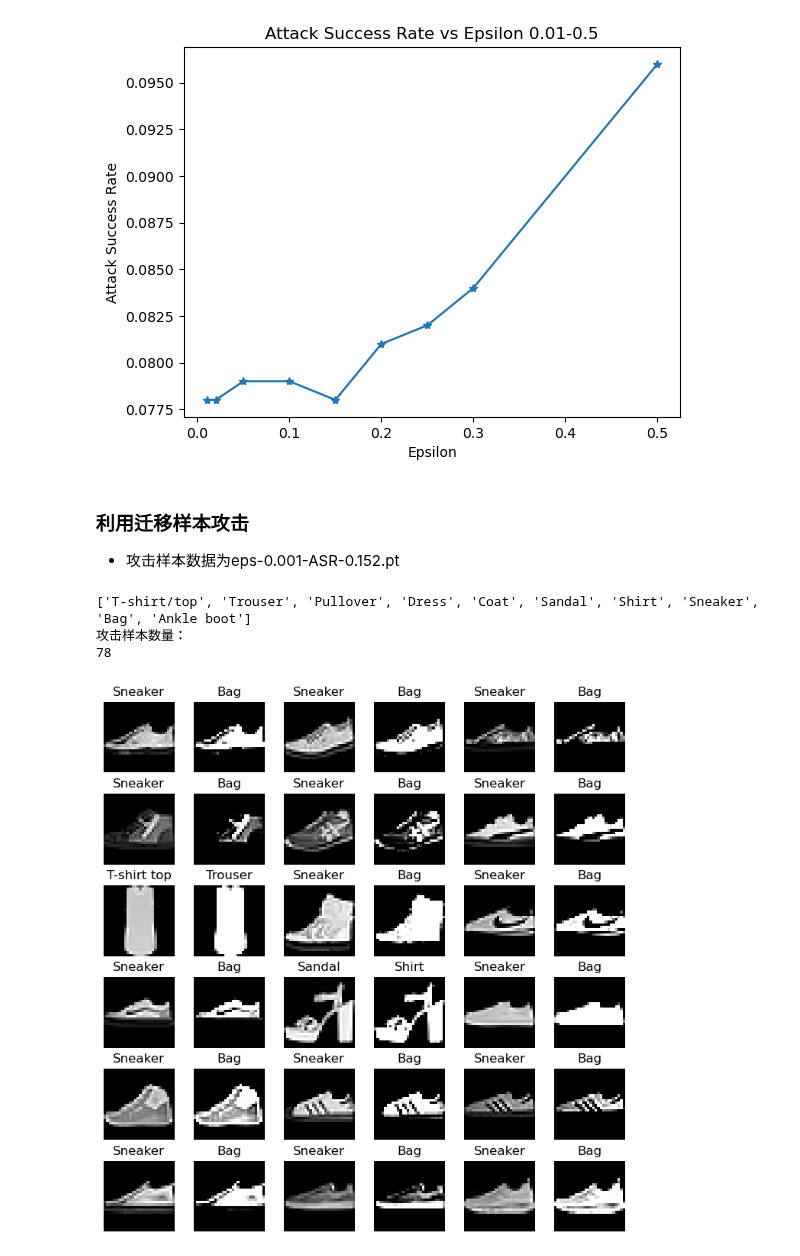
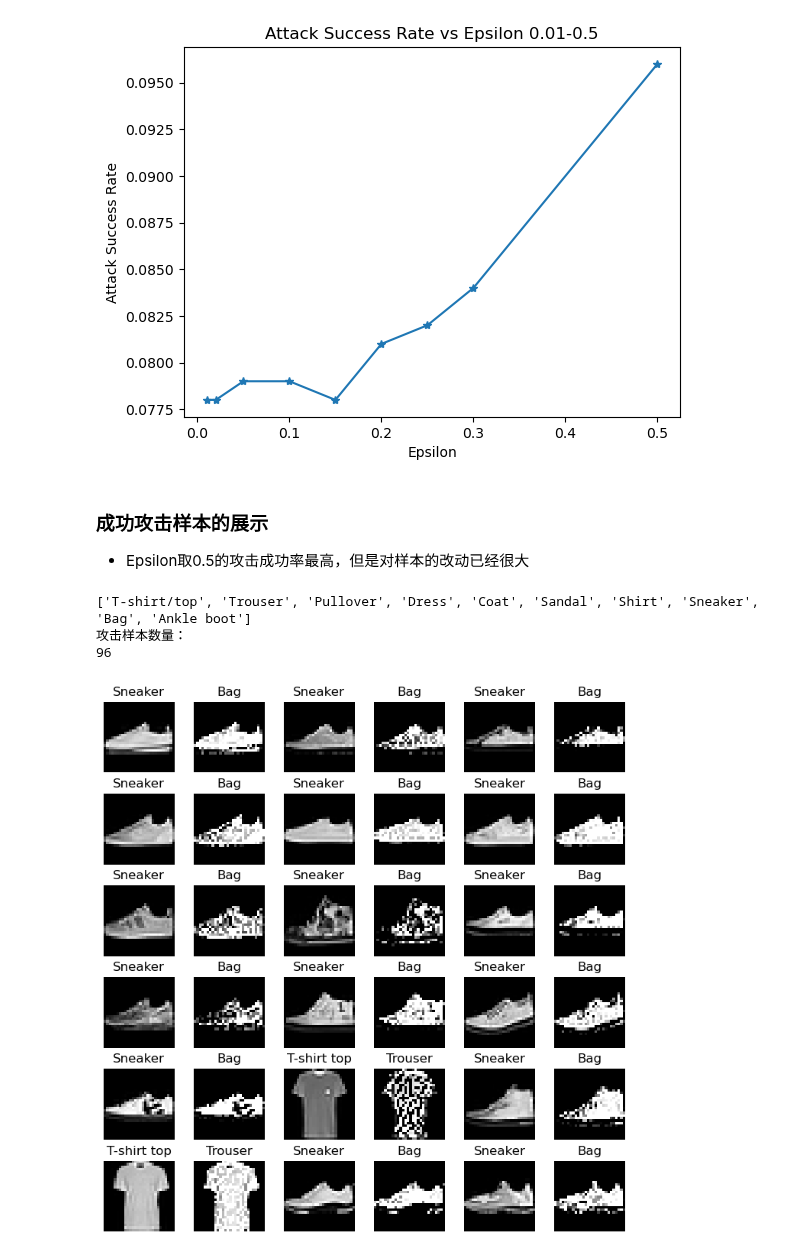
Before and after one commit to AkexStar/LiGe-DeepLearning-PKUCourse, a Jupyter notebook: homework-2/black-attack.ipynb, the cells around one changed output. Cells and saved outputs as stored; diff of their text form; code cells hidden in the pictures.

```diff
--- a/homework-2/black-attack.ipynb
+++ b/homework-2/black-attack.ipynb
@@ -163,10 +163,10 @@ Success: 78     Correct: 1000
 Epsilon: 0.5    Attack success rate: 0.0960
 Success: 96     Correct: 1000
 [figure]
-# %% [markdown]
-### 利用迁移样本攻击
-
-- 攻击样本数据为eps-0.001-ASR-0.152.pt
+# %% [markdown]
+### 成功攻击样本的展示
+
+- Epsilon取0.5的攻击成功率最高，但是对样本的改动已经很大
 # %%
 import matplotlib.pyplot as plt
 import torchvision.transforms as transforms
@@ -179,37 +179,37 @@ import random
 test_data = torchvision.datasets.FashionMNIST(root='./data', train=False, download=True, transform=transforms.ToTensor())
 class_names = list(test_data.classes)
 print(class_names)
-adv_examples = torch.load('./attack_data/black/eps-0.001-ASR-0.078.pt')
+adv_examples = torch.load('./attack_data/black/eps-0.500-ASR-0.096.pt')
 print('攻击样本数量：')
 print(len(adv_examples))
 random.seed(2244)
 random.shuffle(adv_examples)
 class_names[0] = 'T-shirt top'
 torch.manual_seed(2023)
 fig = plt.figure(figsize=(9, 9))
 rows, cols = 6, 6
 cnt = 1
 for i, (data, perturbed_data, target) in enumerate(adv_examples):
     if cnt > rows * cols:
         break
     random_idx = target.item()
     fig.add_subplot(rows, cols, cnt)
     plt.imshow(data.cpu().detach().numpy().squeeze(), cmap="gray")
     plt.title(class_names[random_idx])
     plt.axis(False)
     plt.imsave(f'./images/Black-N{cnt // 2}-Original-{random_idx}-{class_names[random_idx]}.png', data.cpu().detach().numpy().squeeze())
     cnt += 1
 
     fig.add_subplot(rows, cols, cnt)
     plt.imshow(perturbed_data.cpu().detach().numpy().squeeze(), cmap="gray")
     attack_target = (random_idx + 1) % 10
     plt.title(class_names[attack_target])
     plt.axis(False)
     plt.imsave(f'./images/Black-N{(cnt-1) // 2}-Perturbed-{attack_target}-{class_names[attack_target]}.png', perturbed_data.cpu().detach().numpy().squeeze())
     cnt += 1
 fig.subplots_adjust(hspace=0.3, wspace=0.1)
 # %% [output]
 ['T-shirt/top', 'Trouser', 'Pullover', 'Dress', 'Coat', 'Sandal', 'Shirt', 'Sneaker', 'Bag', 'Ankle boot']
 攻击样本数量：
-78
+96
-[figure, old version]
+[figure, new version]
```
Also changed, not shown: parts of 2 cells of this notebook.
